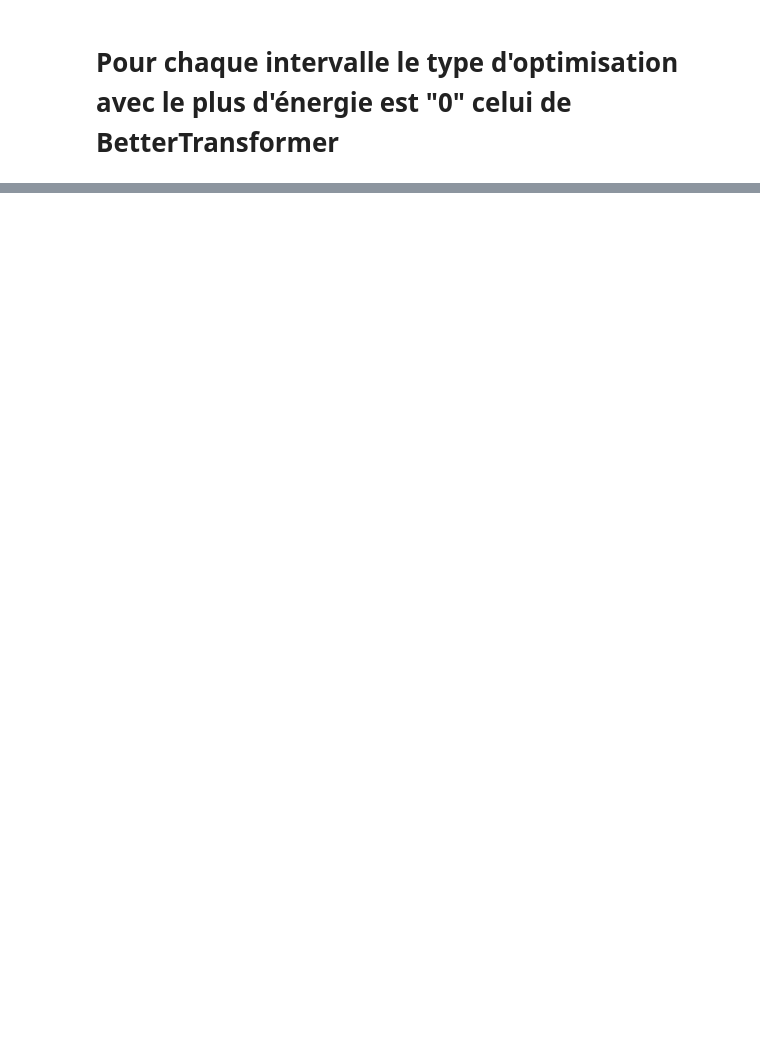
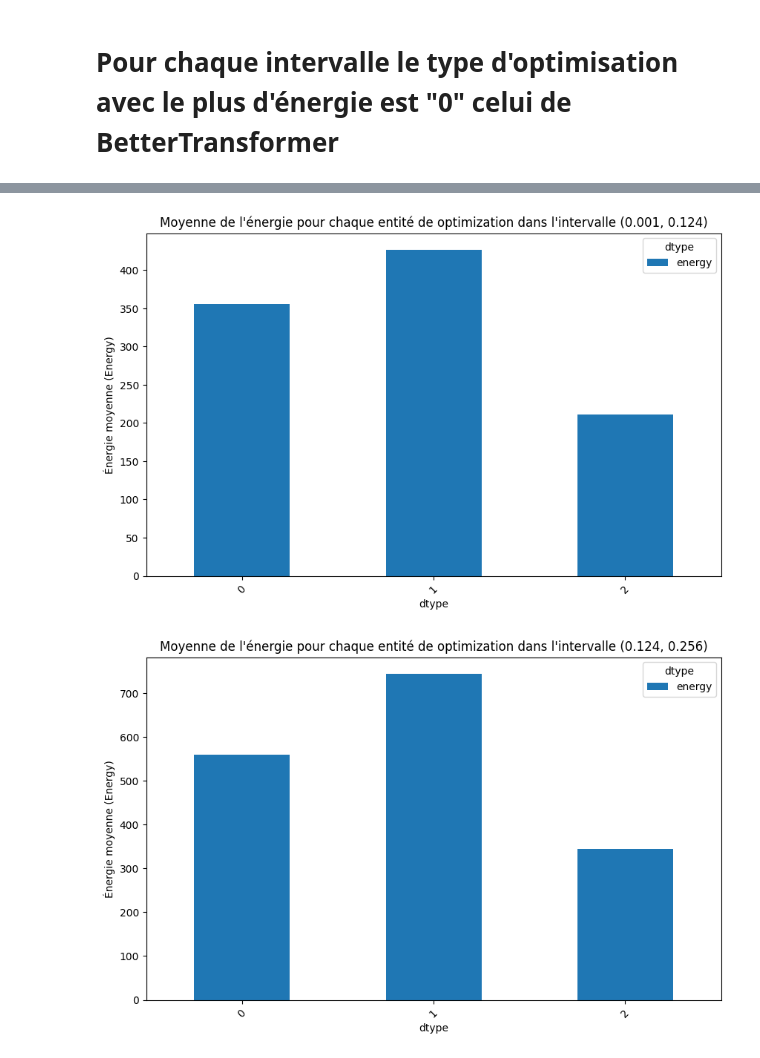
Before and after one commit to dataforgoodfr/12_genai_impact_methodo, a Jupyter notebook: lab/analyse_llm_perf_ajout-nombre-parametres.ipynb, the cells around one changed output, grey strips where cells are left out. Drawn from its saved outputs; the diff is of its cells as text; code cells hidden in the pictures; blank space fills up the shorter version.

```diff
--- a/lab/analyse_llm_perf_ajout-nombre-parametres.ipynb
+++ b/lab/analyse_llm_perf_ajout-nombre-parametres.ipynb
@@ -767,0 +733,18 @@ Pour Interval (30, 70), le type d'optimisation avec le plus d'énergie est 0.
+# %%
+import pandas as pd
+
+intervals = [(0.001, 0.124), (0.124, 0.256), (0.256, 1), (1, 3),
+             (3, 7), (7, 10), (10, 14), (14, 30), (30, 70)]
+
+df_encoded['parameters_count_interval'] = pd.cut(df_encoded['parameters_count'], bins=[
+                                                 interval[0] for interval in intervals] + [intervals[-1][1]])
+
+for interval in intervals:
+    interval_data = df_encoded[(df_encoded['parameters_count'] >= interval[0]) & (
+        df_encoded['parameters_count'] < interval[1])]
+
+    energy_means = interval_data.groupby('dtype')['energy'].mean()
+
+    print(f"Interval {interval}:")
+    print(energy_means)
+    print()
@@ -767,0 +769,22 @@ Pour Interval (30, 70), le type d'optimisation avec le plus d'énergie est 0.
+# %%
+import matplotlib.pyplot as plt
+
+for interval in intervals:
+    interval_data = df_encoded[(df_encoded['parameters_count'] >= interval[0]) & (
+        df_encoded['parameters_count'] < interval[1])]
+
+    energy_means = interval_data.groupby('dtype')['energy'].mean()
+
+    energy_means.plot(kind='bar', figsize=(10, 6))
+
+    plt.title(
+        f'Moyenne de l\'énergie pour chaque entité de optimization dans l\'intervalle {interval}')
+    plt.xlabel('dtype')
+    plt.ylabel('Énergie moyenne (Energy)')
+    plt.xticks(rotation=45)
+    plt.legend(title='dtype')
+
+    plt.show()
+# %% [output]
+[figure, added]
+[figure, added]
```
Also changed, not shown: parts of 5 cells of this notebook.
